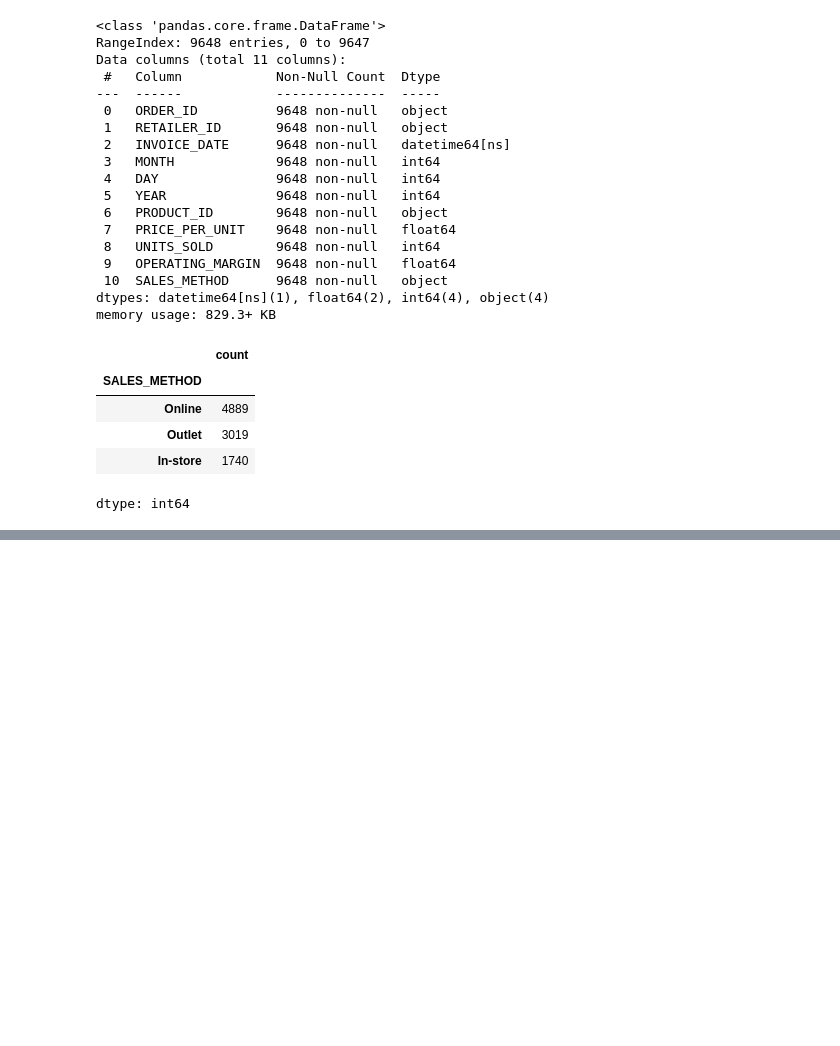
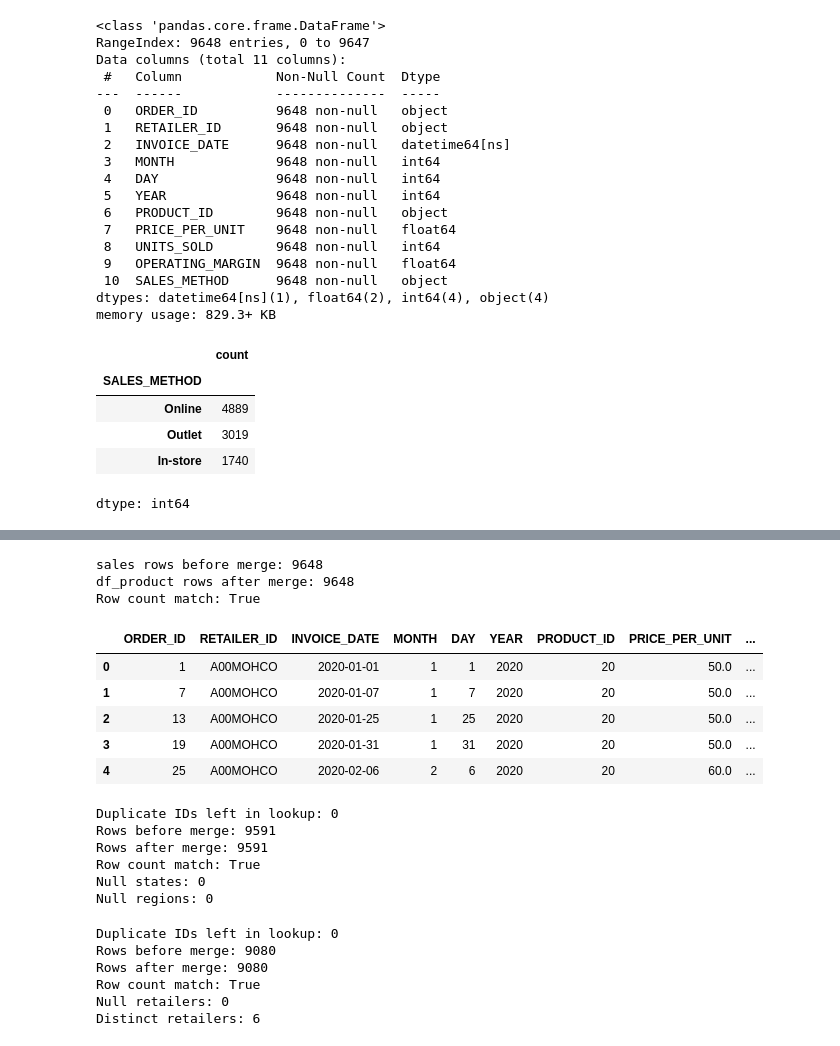
Before and after one commit to smstrong920/GB885-Final-Project---Strong---S, a Jupyter notebook: GB885_Final_Project_Ingestion_and_Cleaning_Strong_S.ipynb, the cells around one changed output, grey strips where cells are left out. Drawn from its saved outputs; the diff is of its cells as text; code cells hidden in the pictures; blank space fills up the shorter version.

Commit message:
created three different dataframes to be used for analysis at the product, state/region, and retailer levels. Notebook downloads these files as parquets to maintain datatypes

```diff
--- a/GB885_Final_Project_Ingestion_and_Cleaning_Strong_S.ipynb
+++ b/GB885_Final_Project_Ingestion_and_Cleaning_Strong_S.ipynb
@@ -623,0 +629,78 @@ dtype: int64
+# %%
+# Merge sales + products into base dataframe for product-level analysis
+print("sales rows before merge:", len(sales))
+
+df_product_and_sales = sales.merge(products, on='PRODUCT_ID', how='left')
+
+print("df_product rows after merge:", len(df_product_and_sales))
+print("Row count match:", len(df_product_and_sales) == len(sales))
+
+df_product_and_sales.head()
+# %% [output]
+sales rows before merge: 9648
+df_product rows after merge: 9648
+Row count match: True
+|  | ORDER_ID | RETAILER_ID | INVOICE_DATE | MONTH | DAY | YEAR | PRODUCT_ID | PRICE_PER_UNIT | ... |
+| 0 | 1 | A00MOHCO | 2020-01-01 | 1 | 1 | 2020 | 20 | 50.0 | ... |
+| 1 | 7 | A00MOHCO | 2020-01-07 | 1 | 7 | 2020 | 20 | 50.0 | ... |
+| 2 | 13 | A00MOHCO | 2020-01-25 | 1 | 25 | 2020 | 20 | 50.0 | ... |
+| 3 | 19 | A00MOHCO | 2020-01-31 | 1 | 31 | 2020 | 20 | 50.0 | ... |
+| 4 | 25 | A00MOHCO | 2020-02-06 | 2 | 6 | 2020 | 20 | 60.0 | ... |
+# %%
+# State-level dataframe: drop IDs we can't tie to a single state
+bad_state_ids = ['999999999', 'S00NNENE']
+
+# Retailer NAME is the ambiguous field for W00xxxx IDs, and state analysis
+# doesn't need it — dropping it collapses those pairs into one clean row
+geo_lookup = retailers[['RETAILER_ID', 'REGION', 'STATE']].drop_duplicates()
+geo_lookup = geo_lookup[~geo_lookup['RETAILER_ID'].isin(bad_state_ids)]
+#confirm dupes are dropped
+print("Duplicate IDs left in lookup:", geo_lookup['RETAILER_ID'].duplicated().sum())
+
+sales_for_state = df_product_and_sales[
+    ~df_product_and_sales['RETAILER_ID'].isin(bad_state_ids)
+]
+print("Rows before merge:", len(sales_for_state))
+
+df_state = sales_for_state.merge(geo_lookup, on='RETAILER_ID', how='inner')
+
+print("Rows after merge:", len(df_state))
+print("Row count match:", len(df_state) == len(sales_for_state))
+print("Null states:", df_state['STATE'].isna().sum())
+print("Null regions:", df_state['REGION'].isna().sum())
+# %% [output]
+Duplicate IDs left in lookup: 0
+Rows before merge: 9591
+Rows after merge: 9591
+Row count match: True
+Null states: 0
+Null regions: 0
+# %%
+# Retailer-level dataframe: drop IDs we can't tie to a single retailer
+bad_retailer_ids = ['999999999', 'W00SARLI', 'W00SFLOR', 'W00STEHO']
+
+# Mirror of the state logic: STATE/CITY are the ambiguous fields for S00NNENE,
+# and retailer analysis doesn't need them — dropping them collapses that pair
+retailer_lookup = retailers[['RETAILER_ID', 'RETAILER']].drop_duplicates()
+retailer_lookup = retailer_lookup[~retailer_lookup['RETAILER_ID'].isin(bad_retailer_ids)]
+# confirm dupes are dropped
+print("Duplicate IDs left in lookup:", retailer_lookup['RETAILER_ID'].duplicated().sum())
+
+sales_for_retailer = df_product_and_sales[
+    ~df_product_and_sales['RETAILER_ID'].isin(bad_retailer_ids)
+]
+print("Rows before merge:", len(sales_for_retailer))
+
+df_retailer = sales_for_retailer.merge(retailer_lookup, on='RETAILER_ID', how='inner')
+
+print("Rows after merge:", len(df_retailer))
+print("Row count match:", len(df_retailer) == len(sales_for_retailer))
+print("Null retailers:", df_retailer['RETAILER'].isna().sum())
+print("Distinct retailers:", df_retailer['RETAILER'].nunique())
+# %% [output]
+Duplicate IDs left in lookup: 0
+Rows before merge: 9080
+Rows after merge: 9080
+Row count match: True
+Null retailers: 0
+Distinct retailers: 6
```
Also changed, not shown: parts of 2 cells of this notebook.
